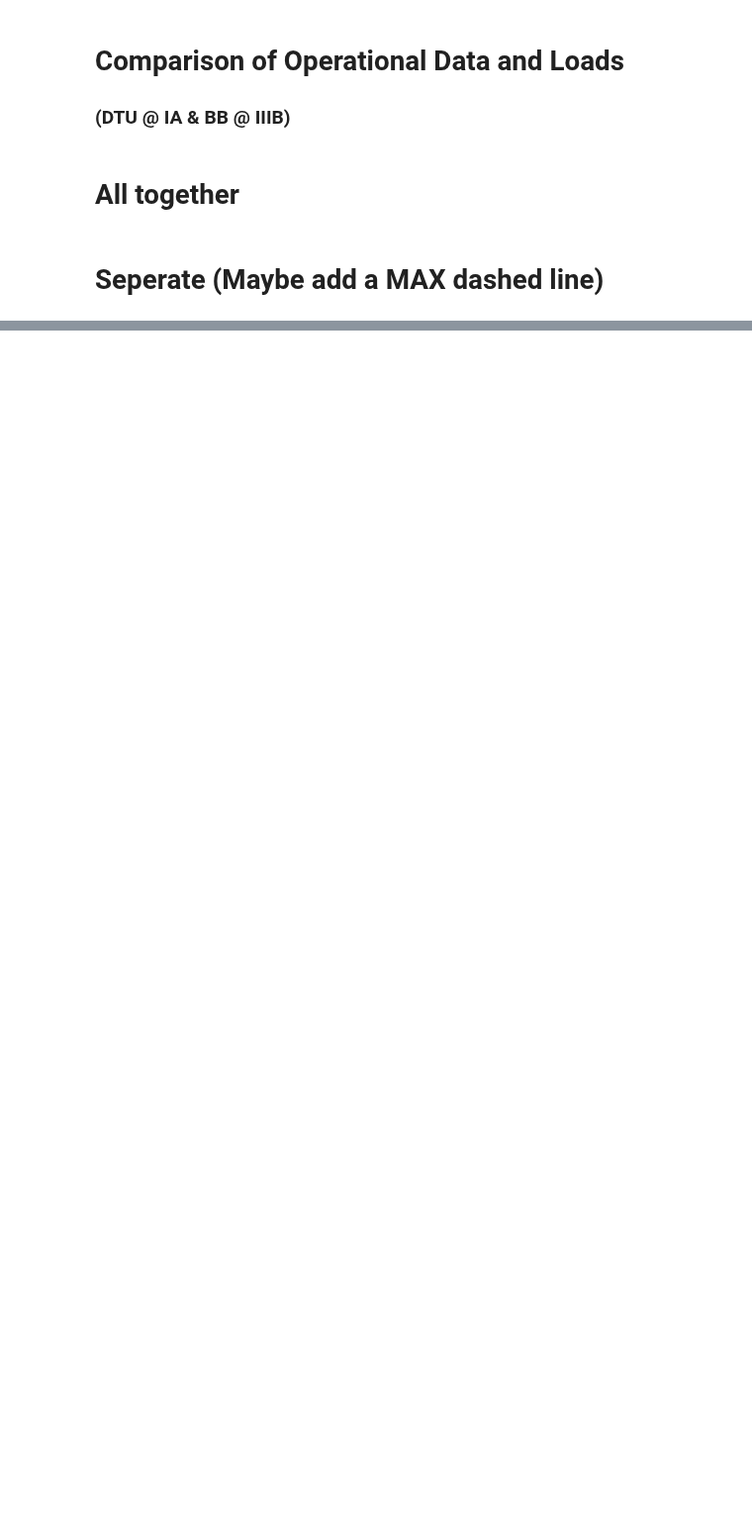
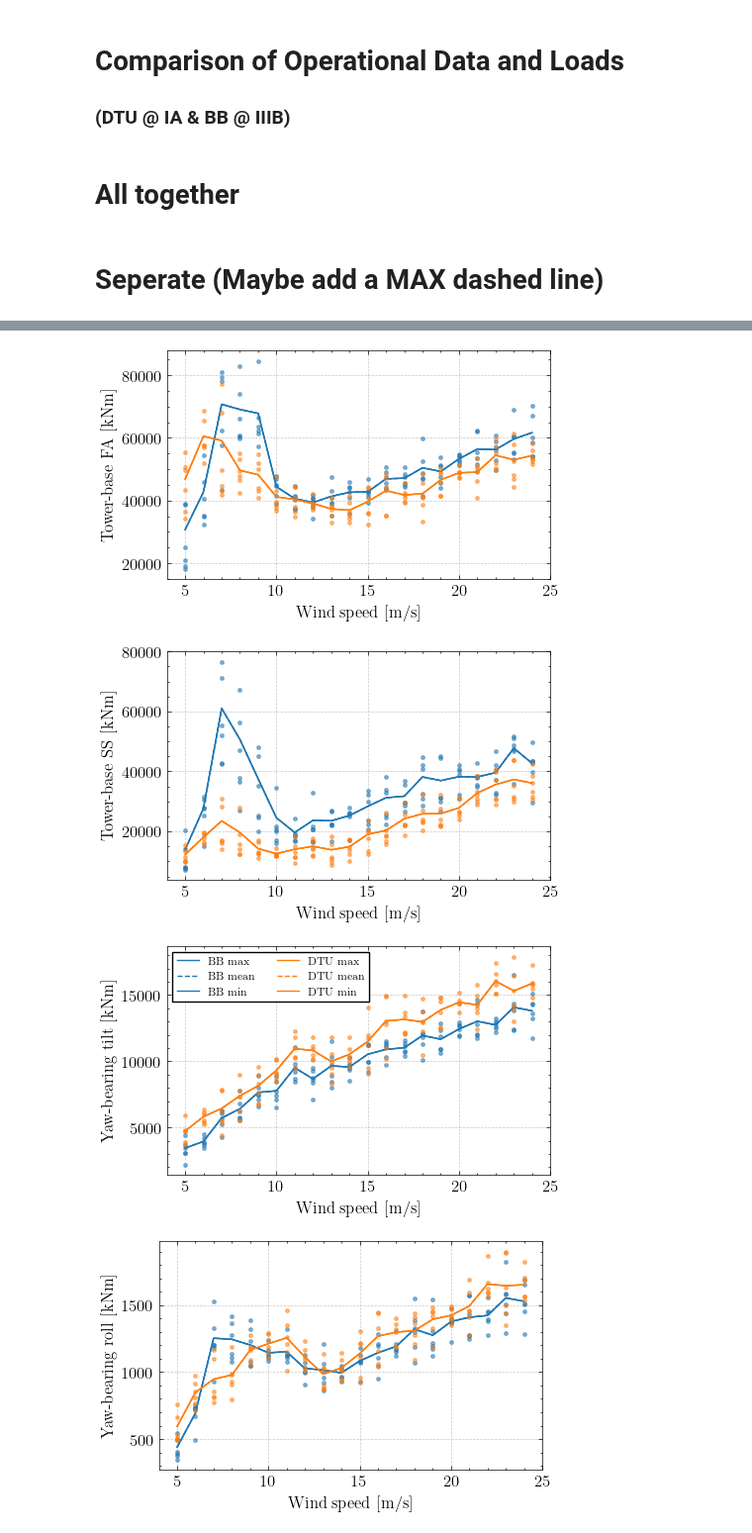
Before and after one commit to SpyrosAcheimastos/LAC, a Jupyter notebook: Assignment_4/code/plot_turb_Spyros.ipynb, the cells around one changed output, grey strips where cells are left out. Shown at 99% size. Cells and saved outputs as stored; diff of their text form; code cells hidden in the pictures; blank space fills up the shorter version.

```diff
--- a/Assignment_4/code/plot_turb_Spyros.ipynb
+++ b/Assignment_4/code/plot_turb_Spyros.ipynb
@@ -10,7 +10,7 @@ from lacbox.io import load_stats
 
 
 # Select if operational data or loads will be plotted
-plot_operational_data = True
+plot_operational_data = False
 
 # Constants
 SEEDS = 6
@@ -210,0 +258,65 @@ for iplot, chan_id in enumerate(chan_ids):
+# %%
+# What
+chan_ids_we_want = ['TbFA', 'TbSS', 'YbTilt', 'YbRoll', 'ShftTrs', 'OoPBRM', 'IPBRM']
+m_list = [4, 4, 3, 3, 3, 10, 10]
+j = 0
+
+# load the data from the stats file
+df_BB, wsps_BB = load_stats(BB_PATH, subfolder=BB_SUBFOLDER, statstype='turb')
+df_DTU, wsps_DTU = load_stats(DTU_PATH, subfolder=DTU_SUBFOLDER, statstype='turb')
+
+# loop over each channels and plot the steady state with the theory line
+for iplot, chan_id in enumerate(chan_ids):
+
+    # Skip unwanted channels
+    if chan_id not in chan_ids_we_want:
+        continue
+    else:
+        m = m_list[j]
+        j = j + 1
+
+    # isolate the channel data and get statistics
+    chan_df_BB = df_BB.filter_channel(chan_id, CHAN_DESCS)
+    chan_df_DTU = df_DTU.filter_channel(chan_id, CHAN_DESCS)
+
+    # extract and order statistics
+    points_BB, lines_BB = extract_and_DEL(wsps_BB, chan_df_BB, SEEDS, m)
+    points_DTU, lines_DTU = extract_and_DEL(wsps_DTU, chan_df_DTU, SEEDS, m)
+
+    # Initialize
+    plt.figure(figsize=(5, 3))
+
+    # Plot BB
+    plt.plot(points_BB['wsp'], points_BB['del'], '.', color='tab:blue', alpha=0.2, markersize=5)
+    plt.plot(points_BB['wsp'], points_BB['del'], '.', color='tab:blue', alpha=0.2, markersize=5)
+    plt.plot(points_BB['wsp'], points_BB['del'], '.', color='tab:blue', alpha=0.2, markersize=5)
+    plt.plot(lines_BB['wsp'], lines_BB['del'], '-', color='tab:blue', label='BB max')
+    plt.plot(lines_BB['wsp'], lines_BB['del'], '--', color='tab:blue', label='BB mean')
+    plt.plot(lines_BB['wsp'], lines_BB['del'], '-', color='tab:blue', label='BB min')
+
+    # Plot DTU
+    plt.plot(points_DTU['wsp'], points_DTU['del'], '.', color='tab:orange', alpha=0.2, markersize=5)
+    plt.plot(points_DTU['wsp'], points_DTU['del'], '.', color='tab:orange', alpha=0.2, markersize=5)
+    plt.plot(points_DTU['wsp'], points_DTU['del'], '.', color='tab:orange', alpha=0.2, markersize=5)
+    plt.plot(lines_DTU['wsp'], lines_DTU['del'], '-', color='tab:orange', label='DTU max')
+    plt.plot(lines_DTU['wsp'], lines_DTU['del'], '--', color='tab:orange', label='DTU mean')
+    plt.plot(lines_DTU['wsp'], lines_DTU['del'], '-', color='tab:orange', label='DTU min')
+
+    # Add legend to only 1 from each group
+    if chan_id == 'YbTilt':
+        plt.legend(loc='best', fontsize=8, ncol=2)
+
+    # Formatting the plot
+    plt.xlabel('Wind speed [m/s]')
+    plt.ylabel(chan_labels[iplot])
+    plt.xlim([4, 25])
+    plt.tick_params(axis='both', bottom=True, top=True, left=True, right=True, direction='in', which='major')
+    plt.grid(linestyle='--', linewidth=0.5, alpha=0.7)
+    plt.savefig(f'Plots/del_{chan_id}.pdf', dpi=300, bbox_inches='tight')
+
+    plt.show()
+# %% [output]
+[figure, added]
+[figure, added]
+[figure, added]
+[figure, added]
```
Also changed, not shown: parts of 4 cells of this notebook.
